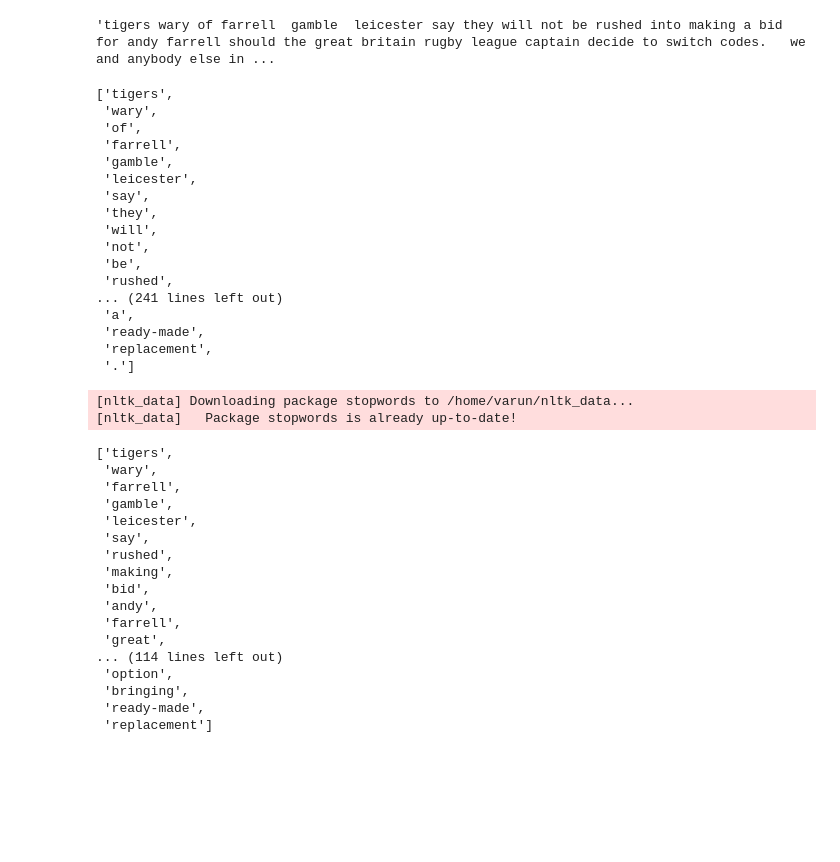
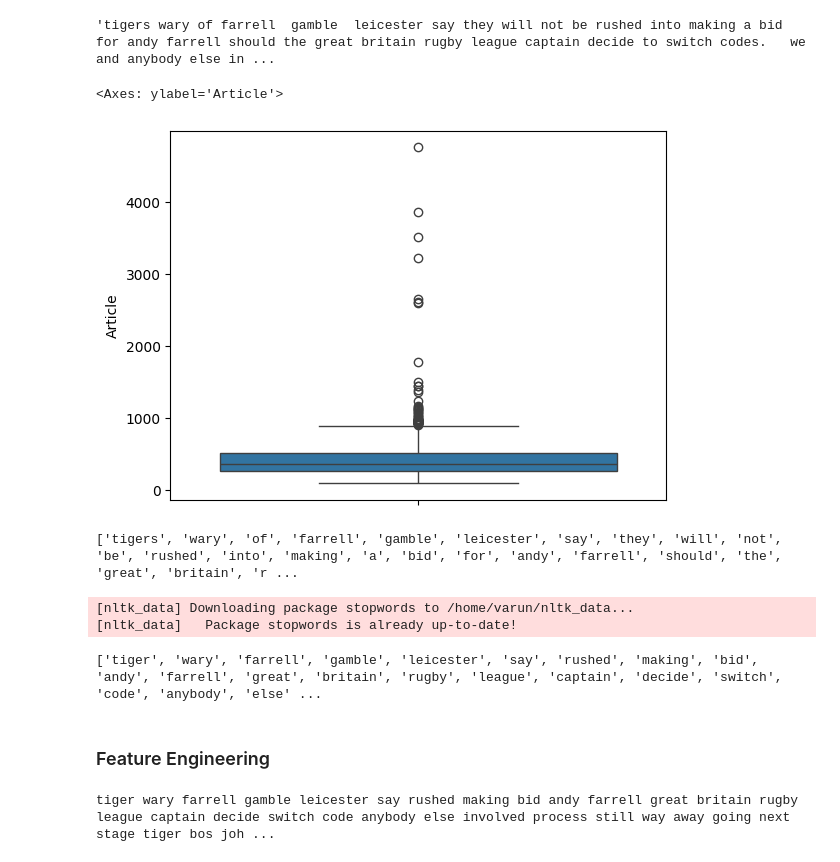
Before and after one commit to varuntyagi-i/FlipItNews-CaseStudy-NLP, a Jupyter notebook: notebook.ipynb, the cells around one changed output. Drawn from its saved outputs; the diff is of its cells as text; code cells hidden in the pictures; blank space fills up the shorter version.

```diff
--- a/notebook.ipynb
+++ b/notebook.ipynb
@@ -207,27 +256,16 @@ Name: count, dtype: int64
 X_train["Article"][2]
 # %% [output]
 'tigers wary of farrell  gamble  leicester say they will not be rushed into making a bid for andy farrell should the great britain rugby league captain decide to switch codes.   we and anybody else in ...
+# %%
+sns.boxplot(X_train['Article'].str.split(" ").str.len())
+# %% [output]
+<Axes: ylabel='Article'>
+[figure, added]
 # %%
 X_train["Article"] = X_train["Article"].apply(lambda x: word_tokenize(x))
-X_train["Article"][2]
+print(X_train["Article"][2])
 # %% [output]
-['tigers',
- 'wary',
- 'of',
- 'farrell',
- 'gamble',
- 'leicester',
- 'say',
- 'they',
- 'will',
- 'not',
- 'be',
- 'rushed',
-... (241 lines left out)
- 'a',
- 'ready-made',
- 'replacement',
- '.']
+['tigers', 'wary', 'of', 'farrell', 'gamble', 'leicester', 'say', 'they', 'will', 'not', 'be', 'rushed', 'into', 'making', 'a', 'bid', 'for', 'andy', 'farrell', 'should', 'the', 'great', 'britain', 'r ...
 # %%
 # Import the english stop words list from NLTK
 nltk.download("stopwords")
@@ -236,23 +274,22 @@ stopwords_english = stopwords.words('english')
 [nltk_data] Downloading package stopwords to /home/varun/nltk_data...
 [nltk_data]   Package stopwords is already up-to-date!
 # %%
-X_train["Article"] = X_train["Article"].apply(lambda x: [word for word in x if (word.lower() not in stopwords_english) and (word not in string.punctuation)])
-X_train["Article"][2]
+'''
+1. Stop word removal.
+2. Punctuation removal.
+3. Lemmatization
+'''
+lemmatizer = WordNetLemmatizer()
+
+
+X_train["Article"] = X_train["Article"].apply(lambda x: [lemmatizer.lemmatize(word) for word in x if (word.lower() not in stopwords_english) and (word not in string.punctuation)])
+print(X_train["Article"][2])
 # %% [output]
-['tigers',
- 'wary',
- 'farrell',
- 'gamble',
- 'leicester',
- 'say',
- 'rushed',
- 'making',
- 'bid',
- 'andy',
- 'farrell',
- 'great',
-... (114 lines left out)
- 'option',
- 'bringing',
- 'ready-made',
- 'replacement']
+['tiger', 'wary', 'farrell', 'gamble', 'leicester', 'say', 'rushed', 'making', 'bid', 'andy', 'farrell', 'great', 'britain', 'rugby', 'league', 'captain', 'decide', 'switch', 'code', 'anybody', 'else' ...
+# %% [markdown]
+### Feature Engineering
+# %%
+X_train["Article"] = X_train["Article"].apply(lambda x: " ".join(x))
+print(X_train["Article"][2])
+# %% [output]
+tiger wary farrell gamble leicester say rushed making bid andy farrell great britain rugby league captain decide switch code anybody else involved process still way away going next stage tiger bos joh ...
```
Also changed, not shown: parts of 59 cells of this notebook, 2 other files.
